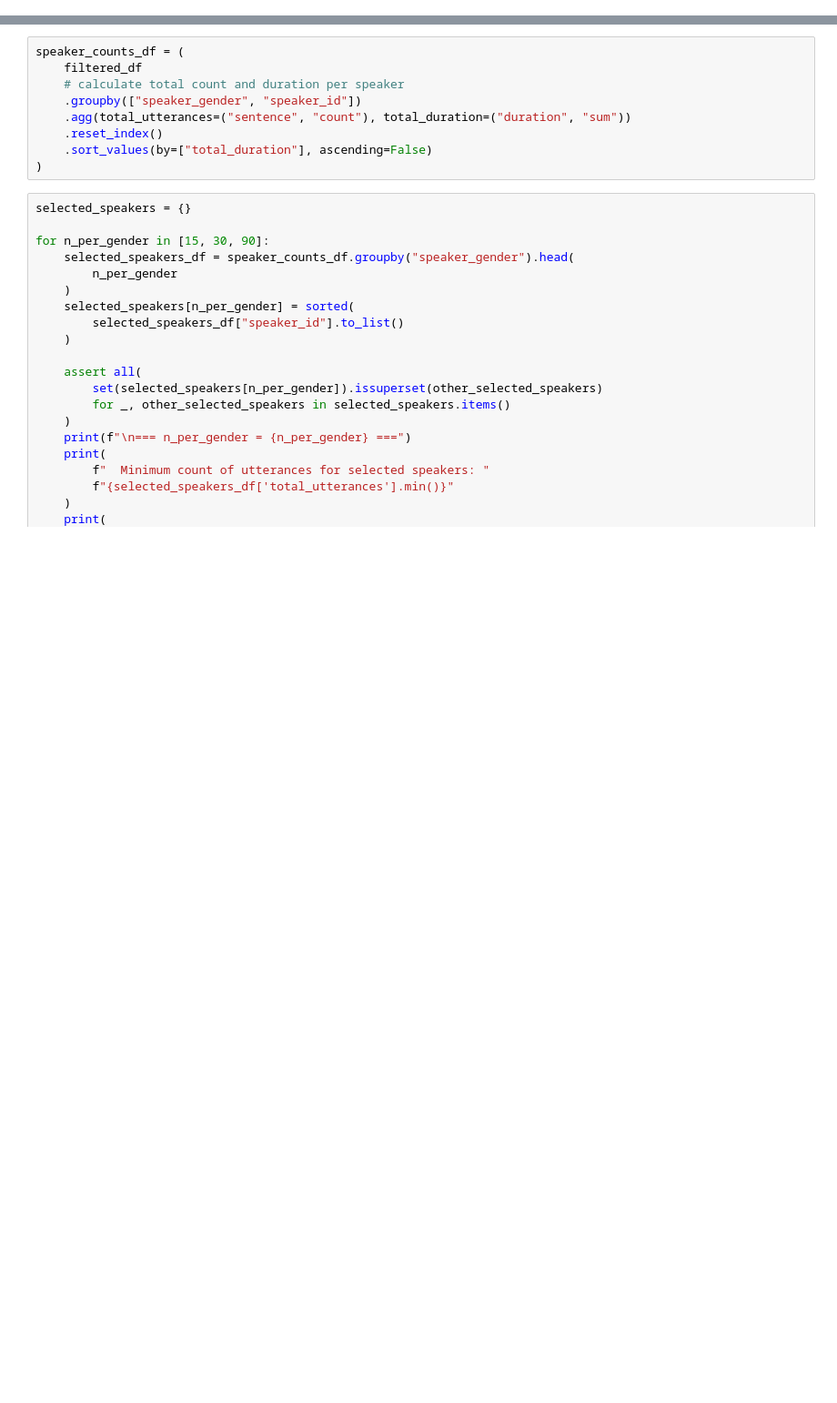
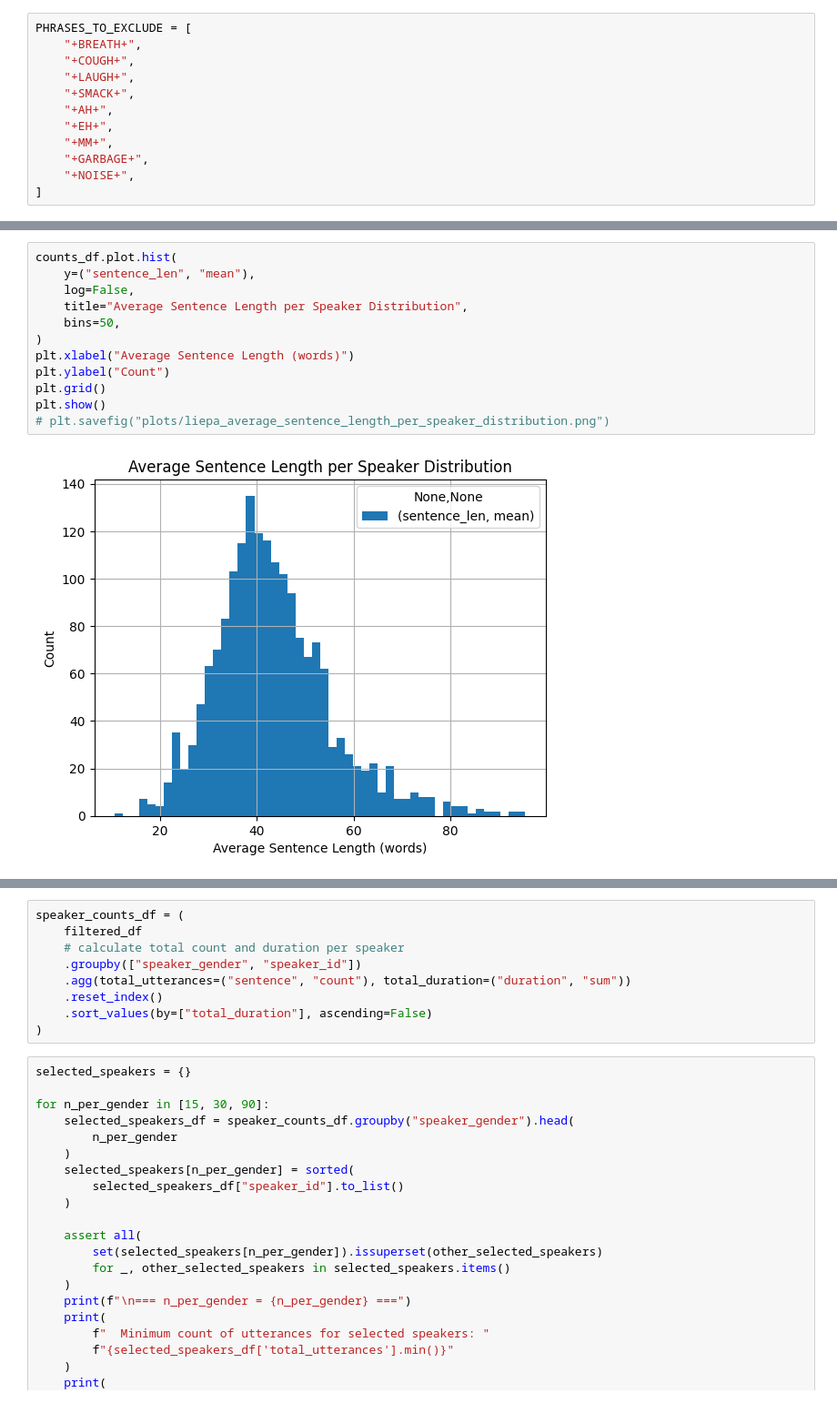
Before and after one commit to spacegrapefruit/msc-thesis, a Jupyter notebook: notebooks/liepa_analysis.ipynb, the cells around one changed output, grey strips where cells are left out. Shown at 91% size. Drawn from its saved outputs; the diff is of its cells as text; blank space fills up the shorter version.

```diff
--- a/notebooks/liepa_analysis.ipynb
+++ b/notebooks/liepa_analysis.ipynb
@@ -49,0 +19,12 @@ filtered_df = full_df[
+# %%
+PHRASES_TO_EXCLUDE = [
+    "+BREATH+",
+    "+COUGH+",
+    "+LAUGH+",
+    "+SMACK+",
+    "+AH+",
+    "+EH+",
+    "+MM+",
+    "+GARBAGE+",
+    "+NOISE+",
+]
@@ -49,0 +310,14 @@ filtered_df = full_df[
+# %%
+counts_df.plot.hist(
+    y=("sentence_len", "mean"),
+    log=False,
+    title="Average Sentence Length per Speaker Distribution",
+    bins=50,
+)
+plt.xlabel("Average Sentence Length (words)")
+plt.ylabel("Count")
+plt.grid()
+plt.show()
+# plt.savefig("plots/liepa_average_sentence_length_per_speaker_distribution.png")
+# %% [output]
+[figure, added]
```
Also changed, not shown: parts of 29 cells of this notebook, 43 other files.
